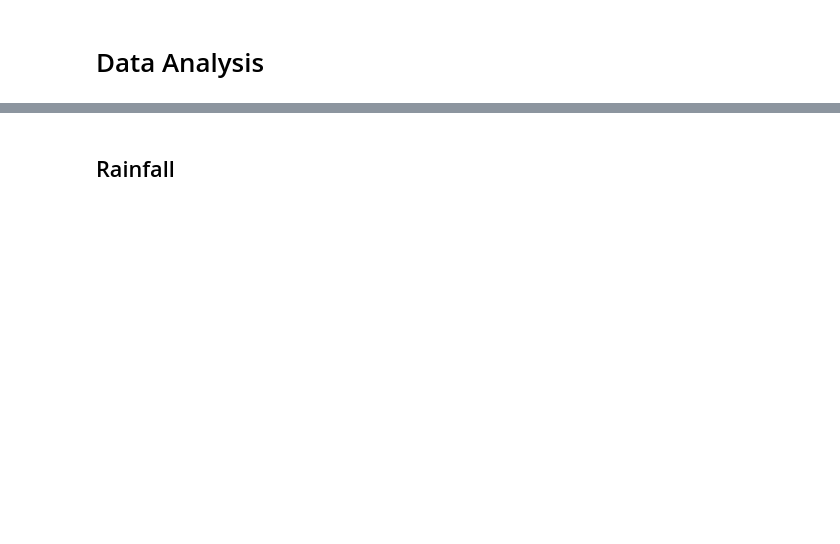
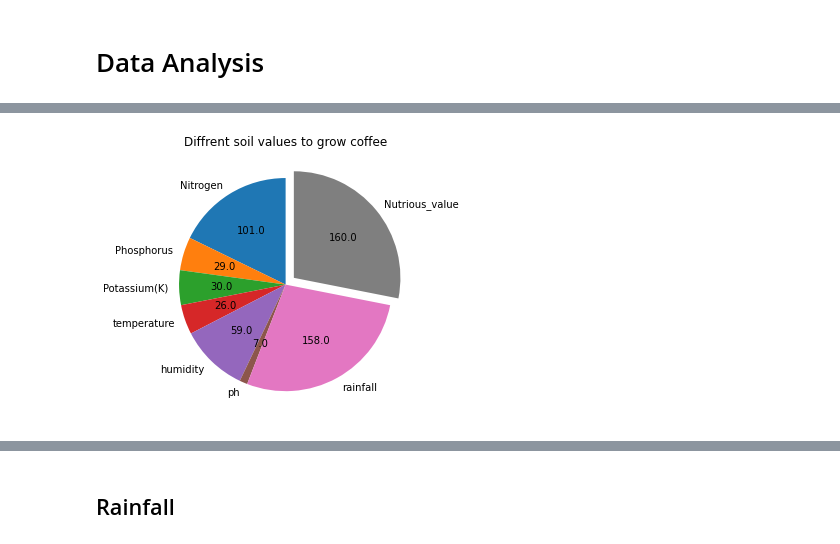
Before and after one commit to satishjasthi/MachineLearningProjects, a Jupyter notebook: Agriculture Project/Model1.ipynb, the cells around one changed output, grey strips where cells are left out. Saved outputs shown, nothing was run; the diff lists cells and outputs as text; code cells hidden in the pictures; blank space fills up the shorter version.

```diff
--- a/Agriculture Project/Model1.ipynb
+++ b/Agriculture Project/Model1.ipynb
@@ -122,0 +231,4 @@ sns.heatmap(corelation,annot=True);
+# %%
+piechart('coffee')
+# %% [output]
+[figure, added]
```
Also changed, not shown: parts of 52 cells of this notebook.
